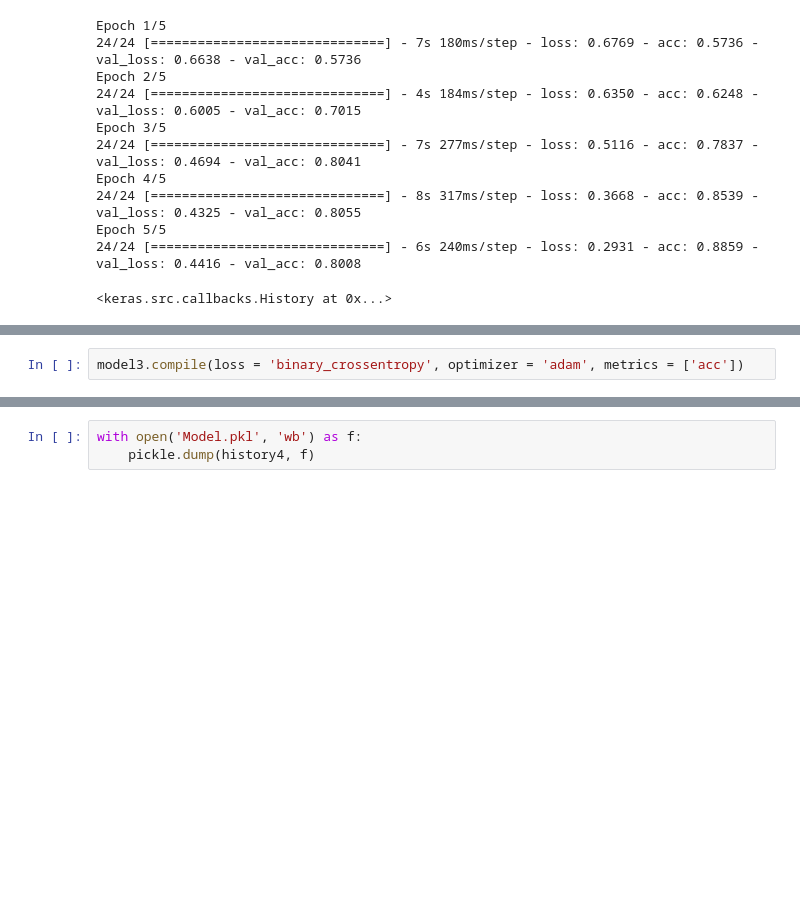
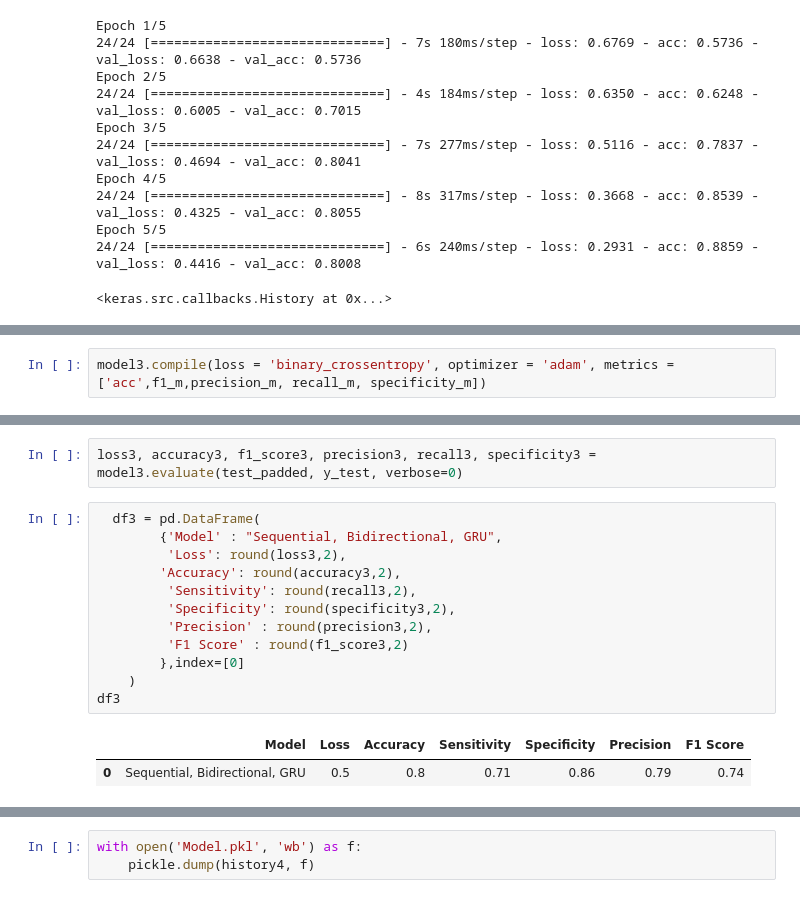
Before and after one commit to polinamin/disaster_recognition, a Jupyter notebook: code/Data_Model_NN_Polina.ipynb, the cells around one changed output, grey strips where cells are left out. Saved outputs shown, nothing was run; the diff lists cells and outputs as text; blank space fills up the shorter version.

```diff
--- a/code/Data_Model_NN_Polina.ipynb
+++ b/code/Data_Model_NN_Polina.ipynb
@@ -248,7 +294,7 @@ Trainable params: 328145 (1.25 MB)
 Non-trainable params: 0 (0.00 Byte)
 _________________________________________________________________
 # %%
-model3.compile(loss = 'binary_crossentropy', optimizer = 'adam', metrics = ['acc'])
+model3.compile(loss = 'binary_crossentropy', optimizer = 'adam', metrics = ['acc',f1_m,precision_m, recall_m, specificity_m])
 # %%
 history3 = model3.fit(train_padded, y_train, validation_data = (test_padded, y_test),
           batch_size = 256, epochs = 5)
@@ -266,3 +312,20 @@ Epoch 5/5
+# %%
+loss3, accuracy3, f1_score3, precision3, recall3, specificity3 = model3.evaluate(test_padded, y_test, verbose=0)
+# %%
+  df3 = pd.DataFrame(
+        {'Model' : "Sequential, Bidirectional, GRU",
+         'Loss': round(loss3,2),
+        'Accuracy': round(accuracy3,2),
+         'Sensitivity': round(recall3,2),
+         'Specificity': round(specificity3,2),
+         'Precision' : round(precision3,2),
+         'F1 Score' : round(f1_score3,2)
+        },index=[0]
+    )
+df3
+# %% [output]
+|  | Model | Loss | Accuracy | Sensitivity | Specificity | Precision | F1 Score |
+| 0 | Sequential, Bidirectional, GRU | 0.5 | 0.8 | 0.71 | 0.86 | 0.79 | 0.74 |
 # %%
 model4 = Sequential()
 model4.add(Embedding(vocab_size, 32, input_length = max_length))
```
Also changed, not shown: parts of 25 cells of this notebook, 11 other files.
